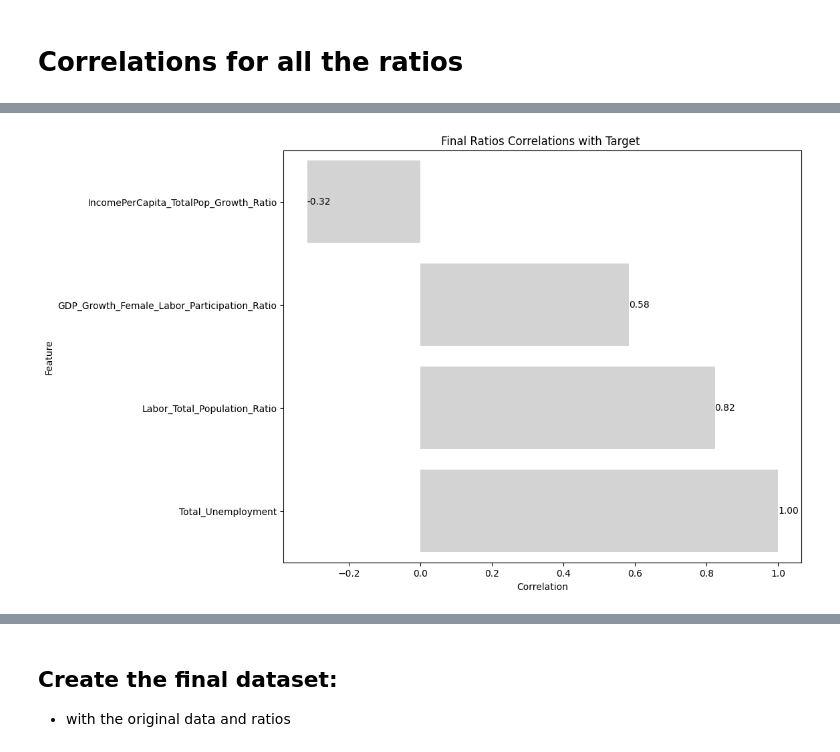
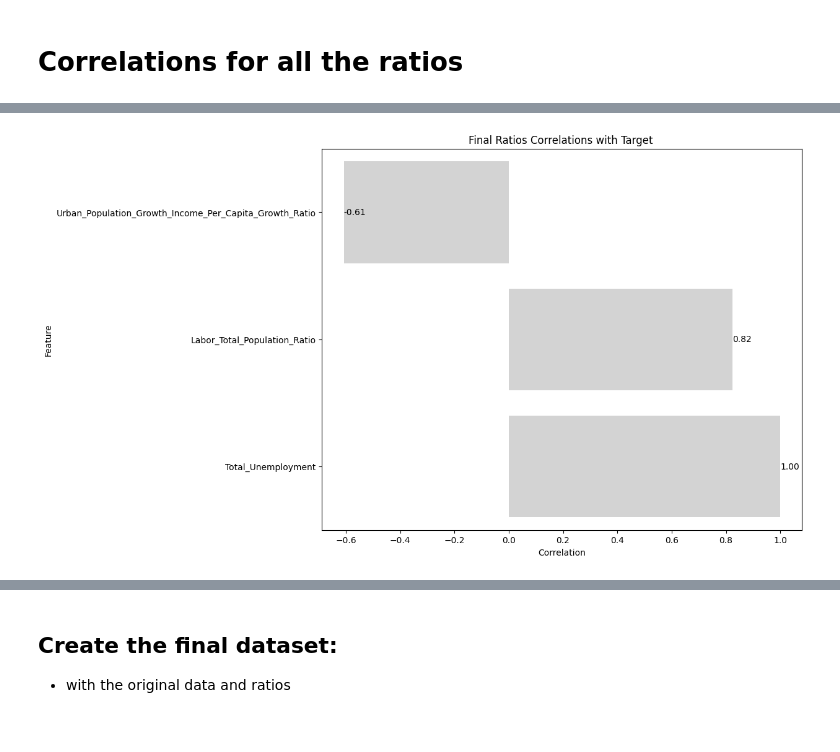
Before and after one commit to Sal-hur/Predicting-Unemployment-Rate-in-Kenya, a Jupyter notebook: src/tasks/task 4_feature engineering and selection/feature_engineering_final.ipynb, the cells around one changed output, grey strips where cells are left out. Cells and saved outputs as stored; diff of their text form; code cells hidden in the pictures.

```diff
--- a/src/tasks/task 4_feature engineering and selection/feature_engineering_final.ipynb
+++ b/src/tasks/task 4_feature engineering and selection/feature_engineering_final.ipynb
@@ -285,2 +286,6 @@ ratios.head()
 # %%
-ratios["IncomePerCapita_TotalPop_Growth_Ratio"]=scaled_df["Income_Per_Capita_Growth"]/scaled_df["Total_Population"]
+#ratios["IncomePerCapita_TotalPop_Growth_Ratio"]=scaled_df["Income_Per_Capita_Growth"]/scaled_df["Population_Growth"]
+# %%
+#ratios.fillna(ratios.median(),inplace=True)
+ratios["Total_Unemployment"]=unemployment_df["Total_Unemployment"]
+ratios.corr()["Total_Unemployment"]
@@ -287,7 +297,6 @@ ratios["IncomePerCapita_TotalPop_Growth_Ratio"]=scaled_df["Income_Per_Capita_Gro
 # %% [markdown]
 # Correlations for all the ratios
 # %%
-ratios["Total_Unemployment"]=scaled_df["Total_Unemployment"]
 
 # Calculate the correlations between features and the target
 correlations_ratios = ratios.corr()['Total_Unemployment'].sort_values(ascending=True)
@@ -310,0 +318,2 @@ plt.grid(axis='x')
+# %%
+ratios_final=ratios[["Total_Unemployment","Labor_Total_Population_Ratio","Urban_Population_Growth_Income_Per_Capita_Growth_Ratio"]]
@@ -311,22 +322,20 @@ plt.grid(axis='x')
 # %%
-ratios.drop("Urban_Population_Growth_Income_Per_Capita_Growth_Ratio",axis=1,inplace=True)
-ratios.head()
-ratios["Total_Unemployment"]=scaled_df["Total_Unemployment"]
-
+#ratios.drop("Urban_Population_Growth_Income_Per_Capita_Growth_Ratio",axis=1,inplace=True)
+ratios_final.head()
 # Calculate the correlations between features and the target
-correlations_ratios = ratios.corr()['Total_Unemployment'].sort_values(ascending=True)
+correlations_ratios = ratios_final.corr()['Total_Unemployment'].sort_values(ascending=True)
 
 # Create a barplot to visualize correlations
 plt.figure(figsize=(10, 8))
 sns.barplot(x=correlations_ratios, y=correlations_ratios.index, orient='h',color="lightgrey")
 plt.title('Final Ratios Correlations with Target ')
 plt.xlabel('Correlation')
 plt.ylabel('Feature')
 plt.grid(axis='x')
 
 # Annotate the correlation values on the bars
 for i, corr in enumerate(correlations_ratios):
     plt.text(corr, i, f'{corr:.2f}', va='center', fontsize=10, color='black')
 plt.grid(axis='x')
 # %% [output]
-[figure, old version]
+[figure, new version]
```
Also changed, not shown: parts of 23 cells of this notebook.
